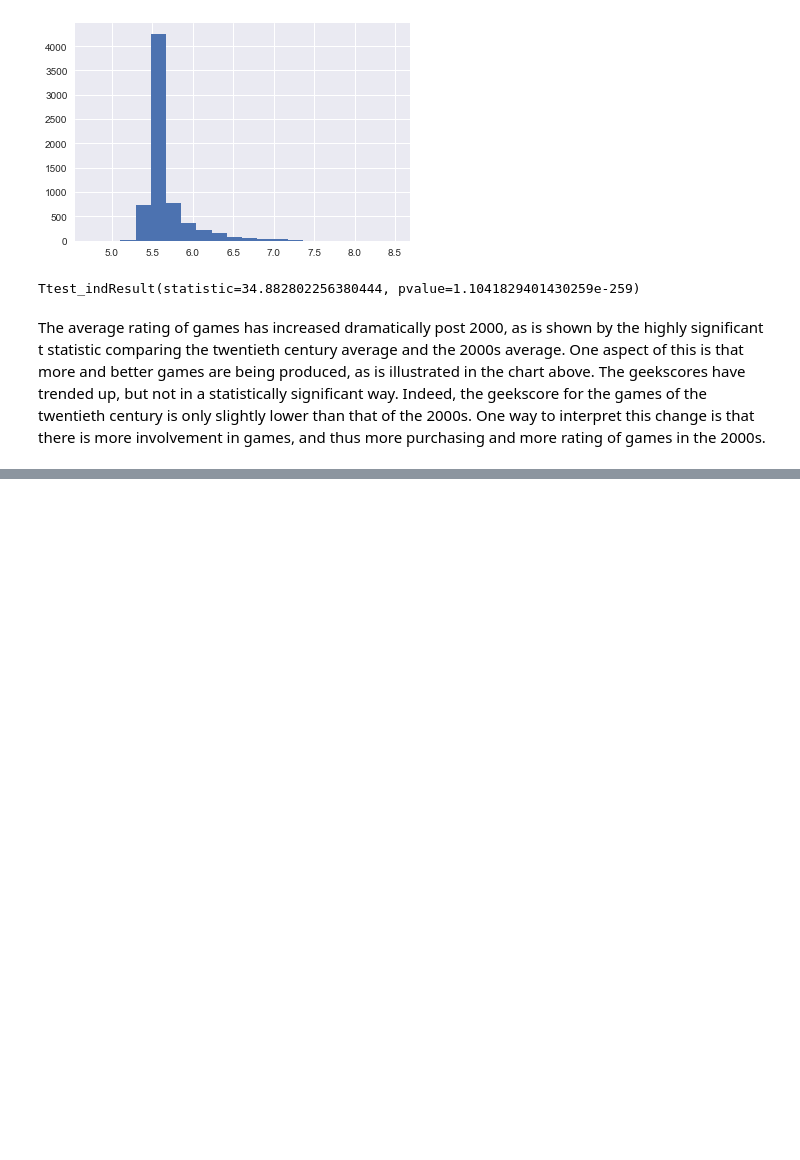
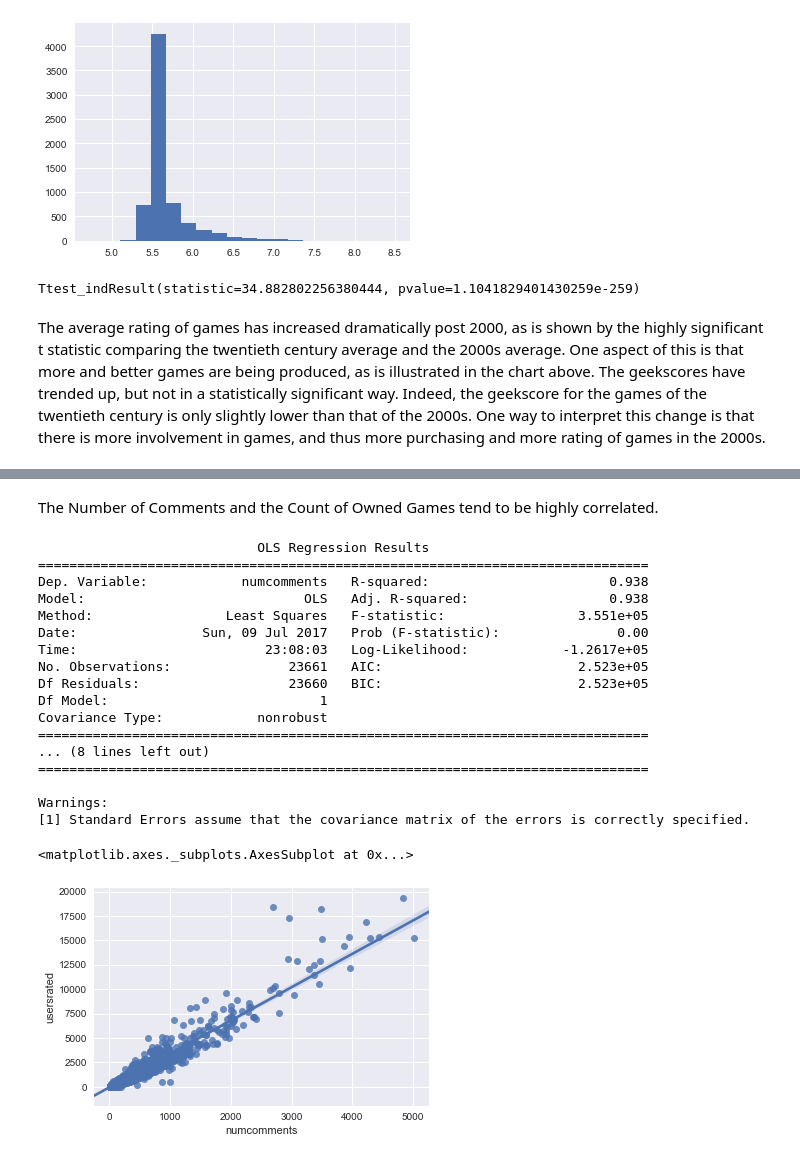
Before and after one commit to nss2108/Capstone-1-Springboard-, a Jupyter notebook: Statistical Analysis of Games Dataset.ipynb, the cells around one changed output, grey strips where cells are left out. Cells and saved outputs as stored; diff of their text form; code cells hidden in the pictures; blank space fills up the shorter version.

```diff
--- a/Statistical Analysis of Games Dataset.ipynb
+++ b/Statistical Analysis of Games Dataset.ipynb
@@ -289,0 +301,26 @@ pd.crosstab(minagegames.minage, minagegames.geekscore)
+# %% [markdown]
+The Number of Comments and the Count of Owned Games tend to be highly correlated.
+# %%
+mod=sm.OLS(comments.numcomments, comments.usersrated).fit()
+print(mod.summary())
+sns.regplot("numcomments", "usersrated", data=comments)
+# %% [output]
+                            OLS Regression Results
+==============================================================================
+Dep. Variable:            numcomments   R-squared:                       0.938
+Model:                            OLS   Adj. R-squared:                  0.938
+Method:                 Least Squares   F-statistic:                 3.551e+05
+Date:                Sun, 09 Jul 2017   Prob (F-statistic):               0.00
+Time:                        23:08:03   Log-Likelihood:            -1.2617e+05
+No. Observations:               23661   AIC:                         2.523e+05
+Df Residuals:                   23660   BIC:                         2.523e+05
+Df Model:                           1
+Covariance Type:            nonrobust
+==============================================================================
+... (8 lines left out)
+==============================================================================
+
+Warnings:
+[1] Standard Errors assume that the covariance matrix of the errors is correctly specified.
+<matplotlib.axes._subplots.AxesSubplot at 0x...>
+[figure, added]
```
Also changed, not shown: parts of 41 cells of this notebook.
